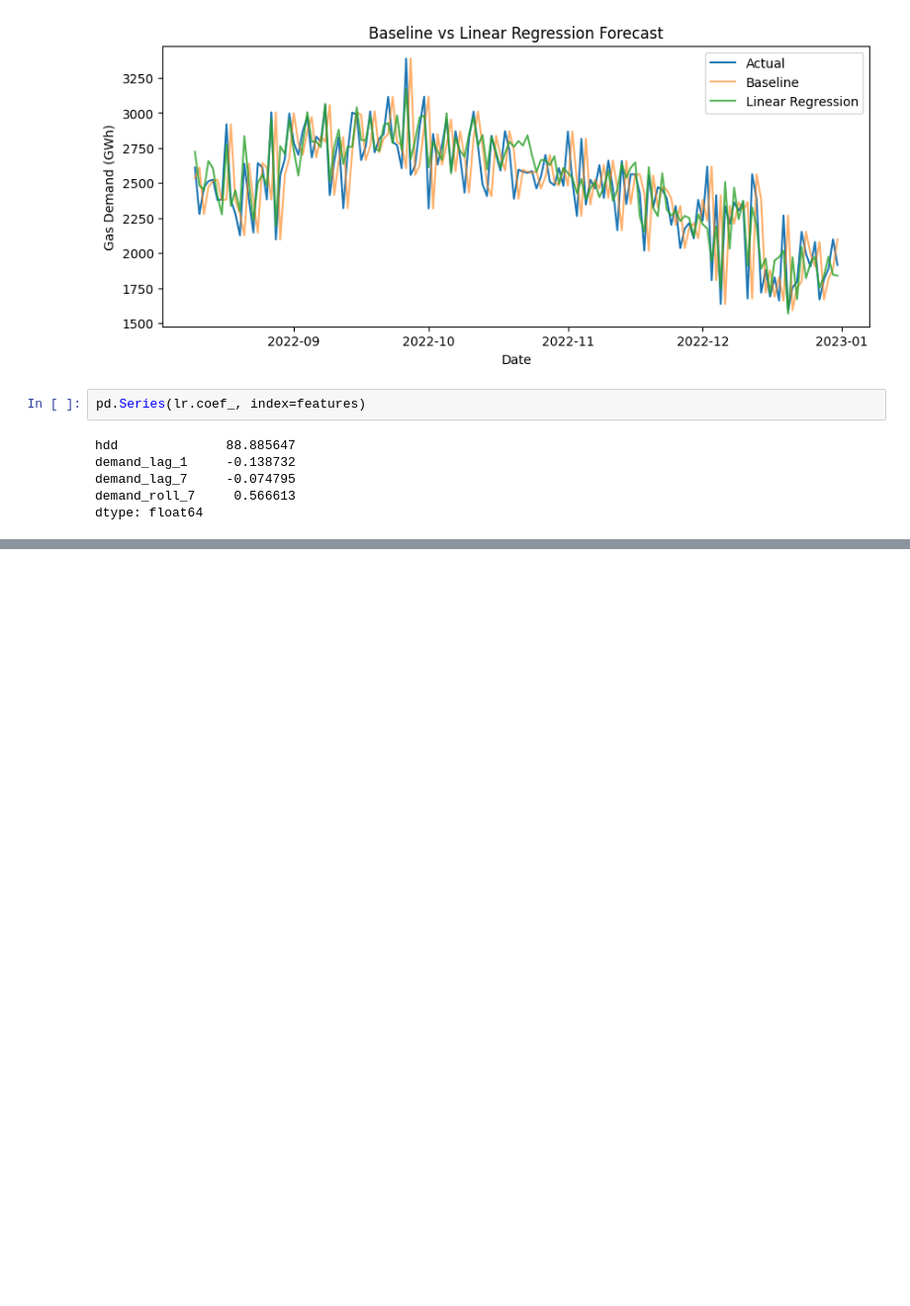
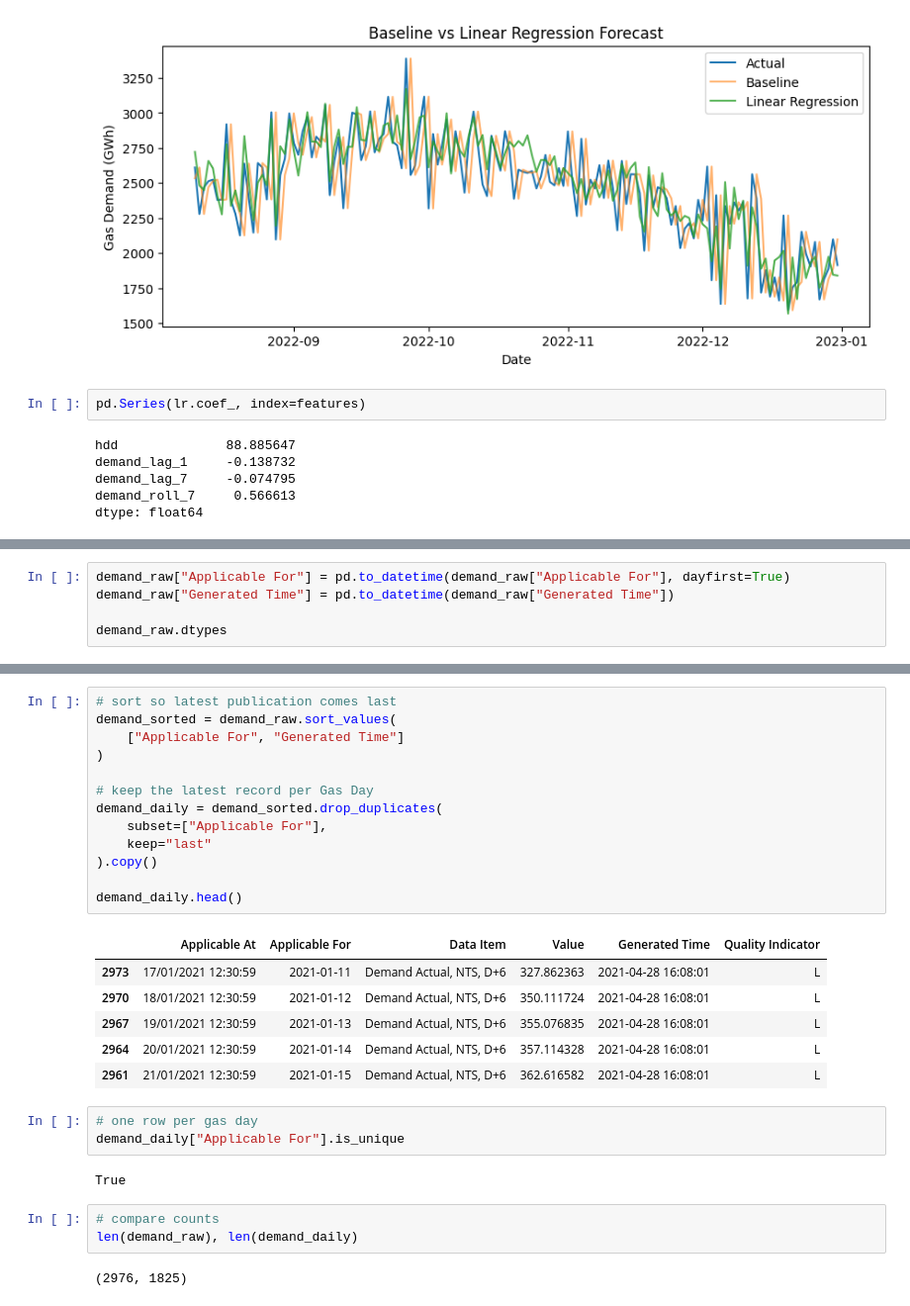
Before and after one commit to xdityx/xoserve-uk-gas-demand-forecasting, a Jupyter notebook: notebooks/data_exploration.ipynb, the cells around one changed output, grey strips where cells are left out. Shown at 99% size. Drawn from its saved outputs; the diff is of its cells as text; blank space fills up the shorter version.

```diff
--- a/notebooks/data_exploration.ipynb
+++ b/notebooks/data_exploration.ipynb
@@ -240,0 +262,5 @@ dtype: float64
+# %%
+demand_raw["Applicable For"] = pd.to_datetime(demand_raw["Applicable For"], dayfirst=True)
+demand_raw["Generated Time"] = pd.to_datetime(demand_raw["Generated Time"])
+
+demand_raw.dtypes
@@ -240,0 +297,30 @@ dtype: float64
+# %%
+# sort so latest publication comes last
+demand_sorted = demand_raw.sort_values(
+    ["Applicable For", "Generated Time"]
+)
+
+# keep the latest record per Gas Day
+demand_daily = demand_sorted.drop_duplicates(
+    subset=["Applicable For"],
+    keep="last"
+).copy()
+
+demand_daily.head()
+# %% [output]
+|  | Applicable At | Applicable For | Data Item | Value | Generated Time | Quality Indicator |
+| 2973 | 17/01/2021 12:30:59 | 2021-01-11 | Demand Actual, NTS, D+6 | 327.862363 | 2021-04-28 16:08:01 | L |
+| 2970 | 18/01/2021 12:30:59 | 2021-01-12 | Demand Actual, NTS, D+6 | 350.111724 | 2021-04-28 16:08:01 | L |
+| 2967 | 19/01/2021 12:30:59 | 2021-01-13 | Demand Actual, NTS, D+6 | 355.076835 | 2021-04-28 16:08:01 | L |
+| 2964 | 20/01/2021 12:30:59 | 2021-01-14 | Demand Actual, NTS, D+6 | 357.114328 | 2021-04-28 16:08:01 | L |
+| 2961 | 21/01/2021 12:30:59 | 2021-01-15 | Demand Actual, NTS, D+6 | 362.616582 | 2021-04-28 16:08:01 | L |
+# %%
+# one row per gas day
+demand_daily["Applicable For"].is_unique
+# %% [output]
+True
+# %%
+# compare counts
+len(demand_raw), len(demand_daily)
+# %% [output]
+(2976, 1825)
```
Also changed, not shown: parts of 6 cells of this notebook.
